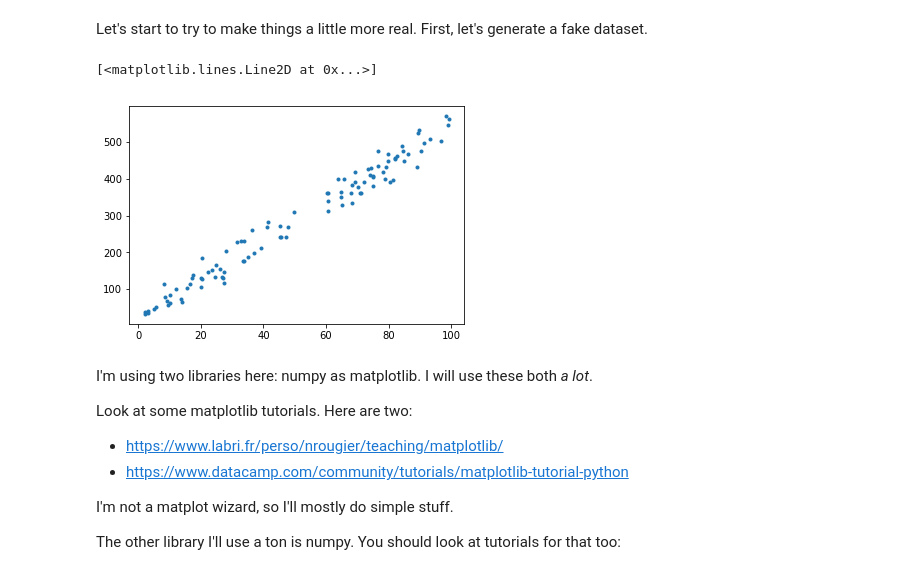
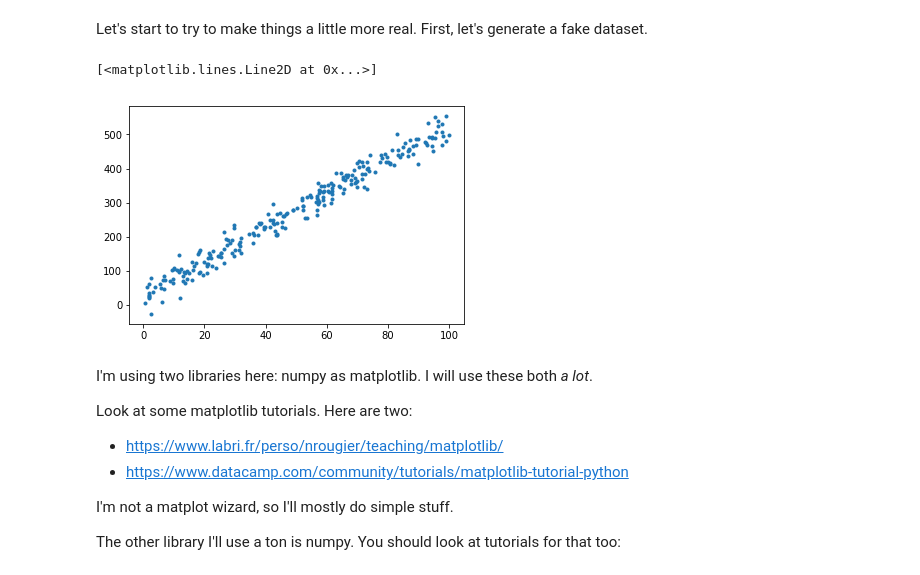
Before and after one commit to ruggeri/boltzmann-curriculum, a Jupyter notebook: 00_lecture00.ipynb, the cells around one changed output. Cells and saved outputs as stored; diff of their text form; code cells hidden in the pictures.

```diff
--- a/00_lecture00.ipynb
+++ b/00_lecture00.ipynb
@@ -62,29 +64,32 @@ Let's start to try to make things a little more real. First, let's generate a fa
 # %%
 %matplotlib inline
 
 import numpy as np
 
-NUM_DATAPOINTS = 100
-# 100 random x values in the range 0 to 100.
+# So that we reliably generate the same random numbers.
+np.random.seed(0)
+
+NUM_DATAPOINTS = 250
+# 1000 random x values in the range 0 to 100.
 x_values = np.random.uniform(size = NUM_DATAPOINTS) * 100
 
 TRUE_SLOPE = 5.0
 TRUE_INTERCEPT = 30.0
 def true_relationship(x):
     return TRUE_SLOPE * x + TRUE_INTERCEPT
 
 y_values = true_relationship(x_values)
 # Add some "jitter". Some effects from random factors.
 STDDEV = 25.0
 noise = STDDEV * np.random.normal(size = NUM_DATAPOINTS)
 y_values += noise
 
 import matplotlib.pyplot as plt
 
 plt.plot(x_values, y_values, '.')
 # %% [output]
 [<matplotlib.lines.Line2D at 0x...>]
-[figure, old version]
+[figure, new version]
 # %% [markdown]
 I'm using two libraries here: numpy as matplotlib. I will use these both *a lot*.
 
```
Also changed, not shown: parts of 10 cells of this notebook.
